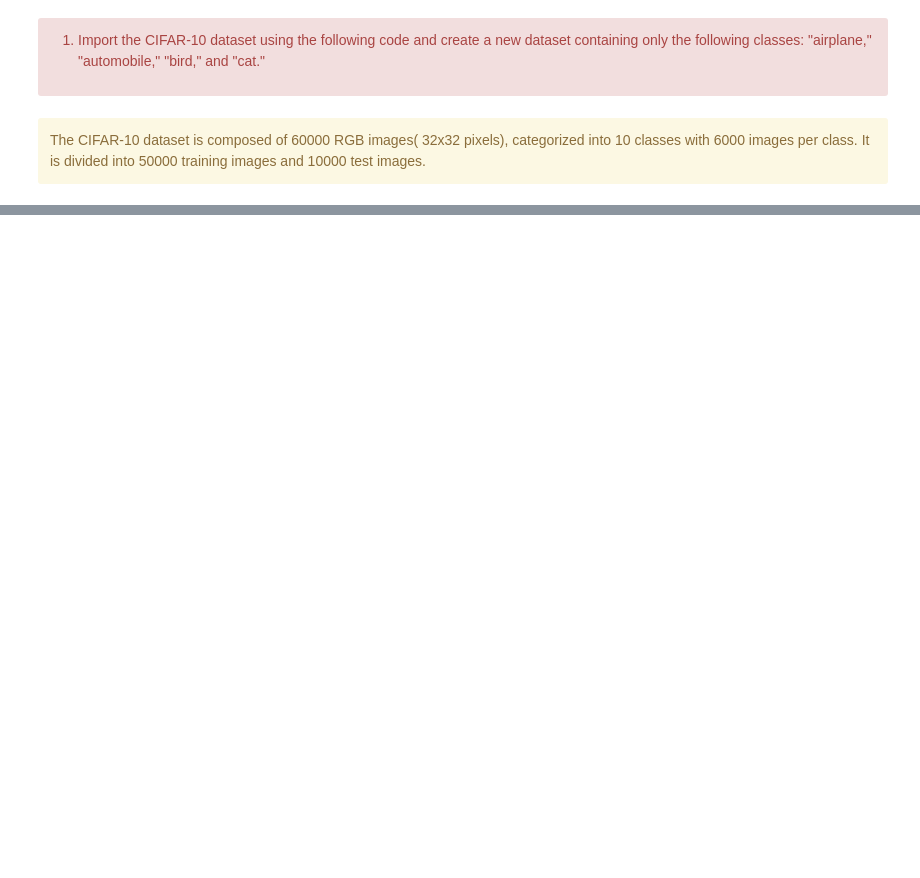
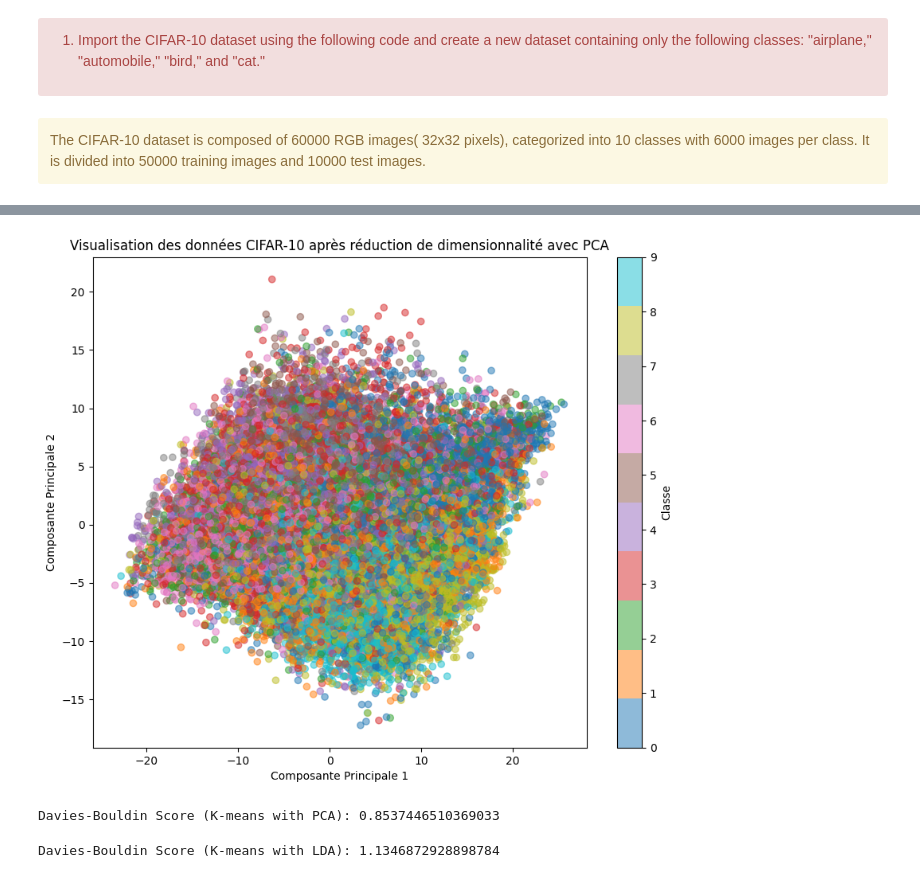
Before and after one commit to MohamedAmine2004-commits/ML_Labs, a Jupyter notebook: TP5.ipynb, the cells around one changed output, grey strips where cells are left out. Saved outputs shown, nothing was run; the diff lists cells and outputs as text; code cells hidden in the pictures; blank space fills up the shorter version.

```diff
--- a/TP5.ipynb
+++ b/TP5.ipynb
@@ -45,0 +40,9 @@ Exception: URL fetch failure on https://www.cs.toronto.edu/~kriz/cifar-10-python
+# %%
+# Normalize the dataset
+trainX_scaled = trainX.astype('float32') / 255.0
+# %%
+trainX_flattened = trainX_scaled.reshape((trainX_scaled.shape[0], -1))
+# %%
+pca = PCA(n_components=2)
+trainX_pca = pca.fit_transform(trainX_flattened)
+trainX_pca
@@ -45,0 +57,10 @@ Exception: URL fetch failure on https://www.cs.toronto.edu/~kriz/cifar-10-python
+# %%
+plt.figure(figsize=(10, 8))
+scatter = plt.scatter(trainX_pca[:, 0], trainX_pca[:, 1], c=trainy.flatten(), cmap='tab10', alpha=0.5)
+plt.title("Visualisation des données CIFAR-10 après réduction de dimensionnalité avec PCA")
+plt.xlabel("Composante Principale 1")
+plt.ylabel("Composante Principale 2")
+plt.colorbar(scatter, label="Classe")
+plt.show()
+# %% [output]
+[figure, added]
@@ -45,0 +73,6 @@ Exception: URL fetch failure on https://www.cs.toronto.edu/~kriz/cifar-10-python
+# %%
+from sklearn.metrics import davies_bouldin_score
+db_score_kmeans_pca = davies_bouldin_score(trainX_pca, kmeans_pca_labels)
+print("Davies-Bouldin Score (K-means with PCA):", db_score_kmeans_pca)
+# %% [output]
+Davies-Bouldin Score (K-means with PCA): 0.8537446510369033
@@ -45,0 +88,6 @@ Exception: URL fetch failure on https://www.cs.toronto.edu/~kriz/cifar-10-python
+# %%
+from sklearn.metrics import davies_bouldin_score
+db_score_kmeans_lda = davies_bouldin_score(X_train_lda, kmeans_lda_labels)
+print("Davies-Bouldin Score (K-means with LDA):", db_score_kmeans_lda)
+# %% [output]
+Davies-Bouldin Score (K-means with LDA): 1.1346872928898784
```
Also changed, not shown: parts of 13 cells of this notebook, 4 other files.
